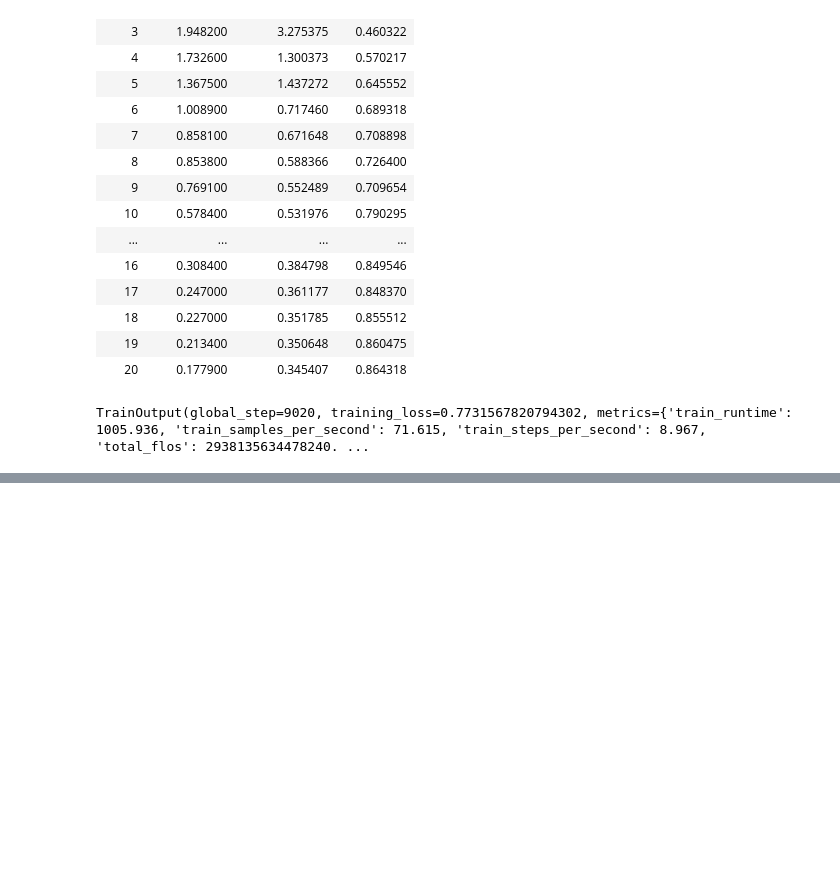
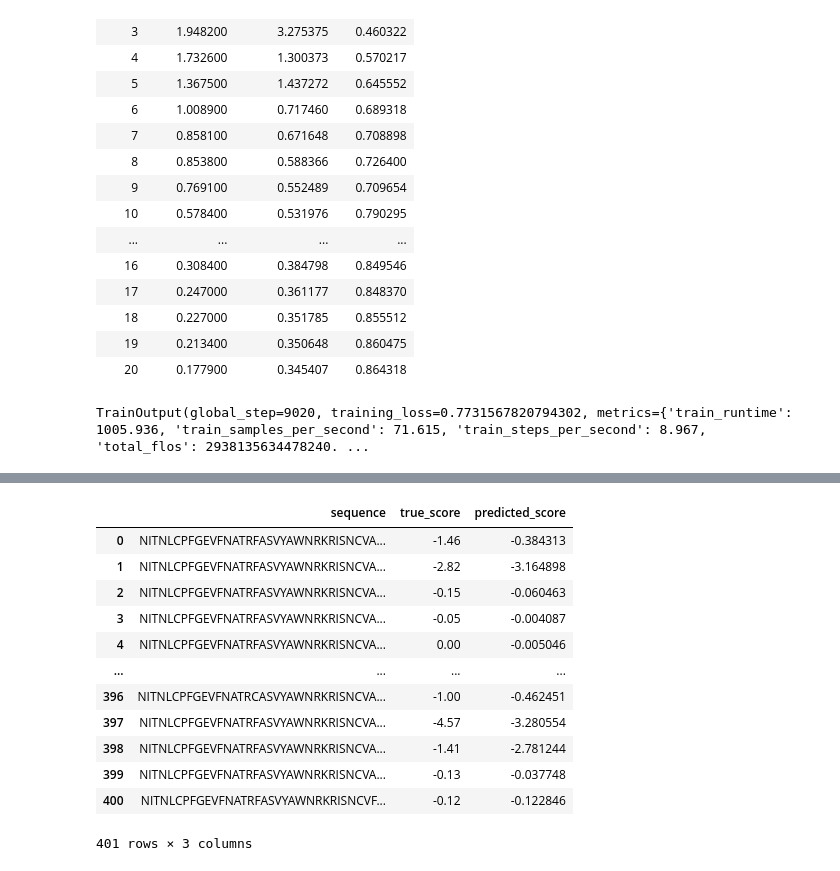
Before and after one commit to ogarrett54/plm_with_active_learning, a Jupyter notebook: standard_plm_fine-tuning.ipynb, the cells around one changed output, grey strips where cells are left out. Saved outputs shown, nothing was run; the diff lists cells and outputs as text; code cells hidden in the pictures; blank space fills up the shorter version.

```diff
--- a/standard_plm_fine-tuning.ipynb
+++ b/standard_plm_fine-tuning.ipynb
@@ -98,0 +128,12 @@ torch.save(model.state_dict(), model_save_path)
+# %%
+from transformers import AutoModelForSequenceClassification, AutoTokenizer
+
+# set up model inference
+model_checkpoint = 'facebook/esm2_t12_35M_UR50D'
+model = AutoModelForSequenceClassification.from_pretrained(model_checkpoint, num_labels=1)
+tokenizer = AutoTokenizer.from_pretrained(model_checkpoint)
+
+model_name = model_checkpoint.split('/')[-1]
+model_save_path = f'{model_name}_single_mut_effects_regression.model'
+model.load_state_dict(torch.load(model_save_path))
+model.eval()
@@ -98,0 +181,20 @@ torch.save(model.state_dict(), model_save_path)
+# %%
+df_pred = pd.DataFrame(columns=['sequence','true_score','predicted_score'])
+df_pred.sequence = test.sequences
+df_pred.true_score = test.bind_score
+df_pred.predicted_score = predictions
+df_pred
+# %% [output]
+|  | sequence | true_score | predicted_score |
+| 0 | NITNLCPFGEVFNATRFASVYAWNRKRISNCVA... | -1.46 | -0.384313 |
+| 1 | NITNLCPFGEVFNATRFASVYAWNRKRISNCVA... | -2.82 | -3.164898 |
+| 2 | NITNLCPFGEVFNATRFASVYAWNRKRISNCVA... | -0.15 | -0.060463 |
+| 3 | NITNLCPFGEVFNATRFASVYAWNRKRISNCVA... | -0.05 | -0.004087 |
+| 4 | NITNLCPFGEVFNATRFASVYAWNRKRISNCVA... | 0.00 | -0.005046 |
+| ... | ... | ... | ... |
+| 396 | NITNLCPFGEVFNATRCASVYAWNRKRISNCVA... | -1.00 | -0.462451 |
+| 397 | NITNLCPFGEVFNATRFASVYAWNRKRISNCVA... | -4.57 | -3.280554 |
+| 398 | NITNLCPFGEVFNATRFASVYAWNRKRISNCVA... | -1.41 | -2.781244 |
+| 399 | NITNLCPFGEVFNATRFASVYAWNRKRISNCVA... | -0.13 | -0.037748 |
+| 400 | NITNLCPFGEVFNATRFASVYAWNRKRISNCVF... | -0.12 | -0.122846 |
+401 rows × 3 columns
```
Also changed, not shown: parts of 11 cells of this notebook.
